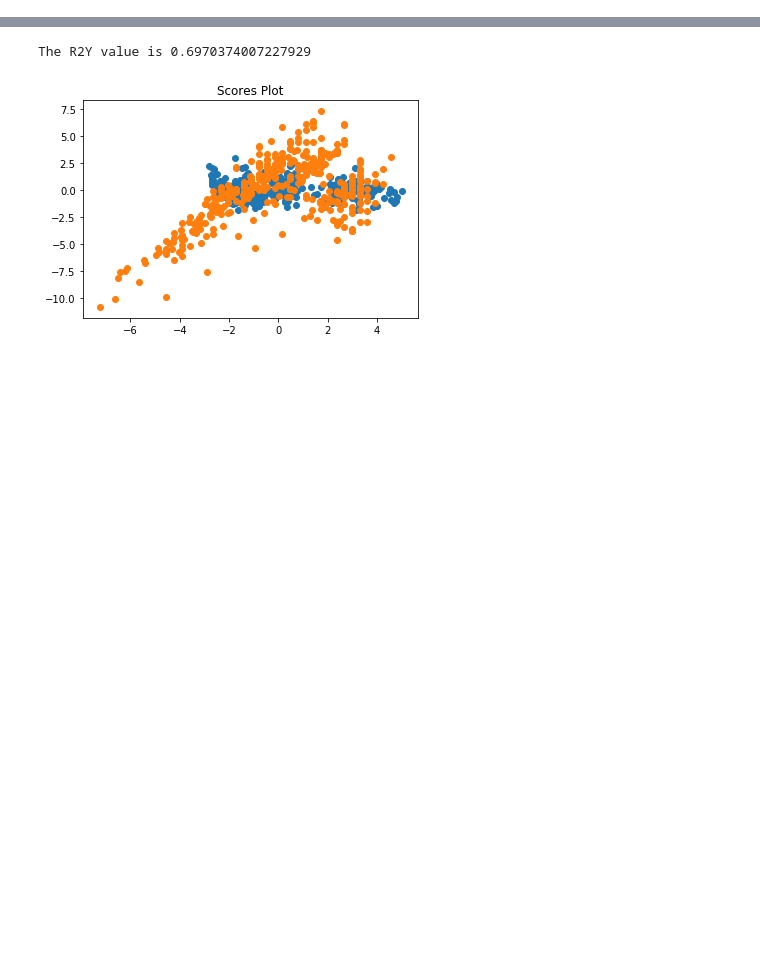
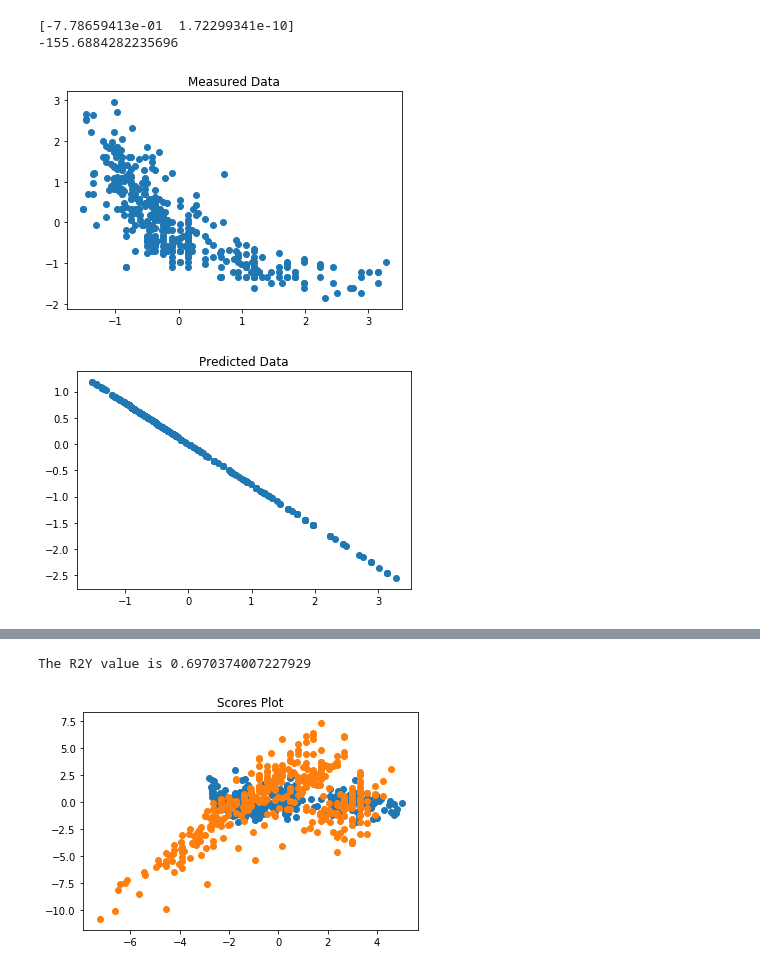
Before and after one commit to micah-bryant/Automobile_Analysis_Project, a Jupyter notebook: Final_Project.ipynb, the cells around one changed output, grey strips where cells are left out. Drawn from its saved outputs; the diff is of its cells as text; code cells hidden in the pictures; blank space fills up the shorter version.

```diff
--- a/Final_Project.ipynb
+++ b/Final_Project.ipynb
@@ -138,0 +169,11 @@ print(value)
+# %%
+values = OLS_ind(x,3)
+print(values)
+value = R2YCalc_ind(values,x,3)
+print(value)
+dataPlot_ind(values,x,3)
+# %% [output]
+[-7.78659413e-01  1.72299341e-10]
+-155.6884282235696
+[figure, added]
+[figure, added]
```
Also changed, not shown: parts of 8 cells of this notebook.
